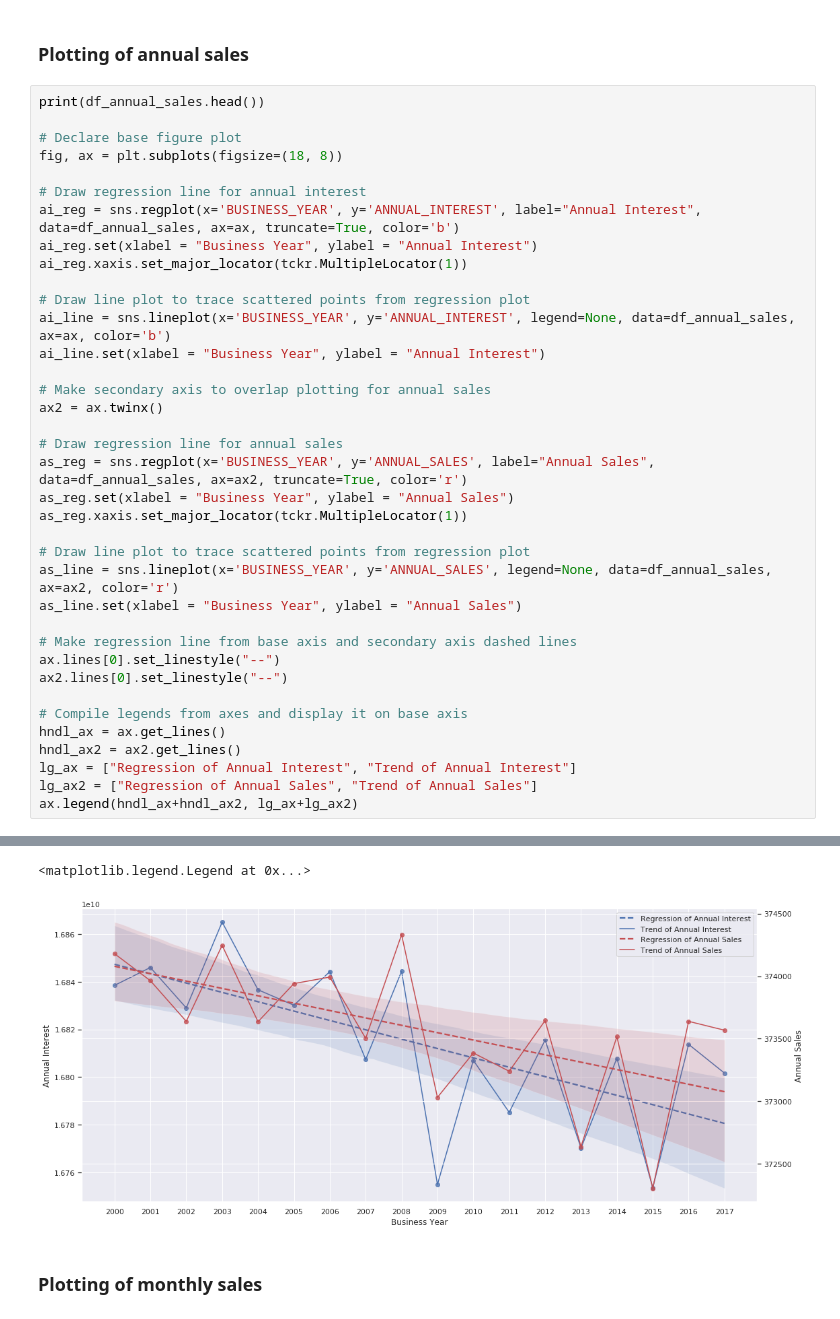
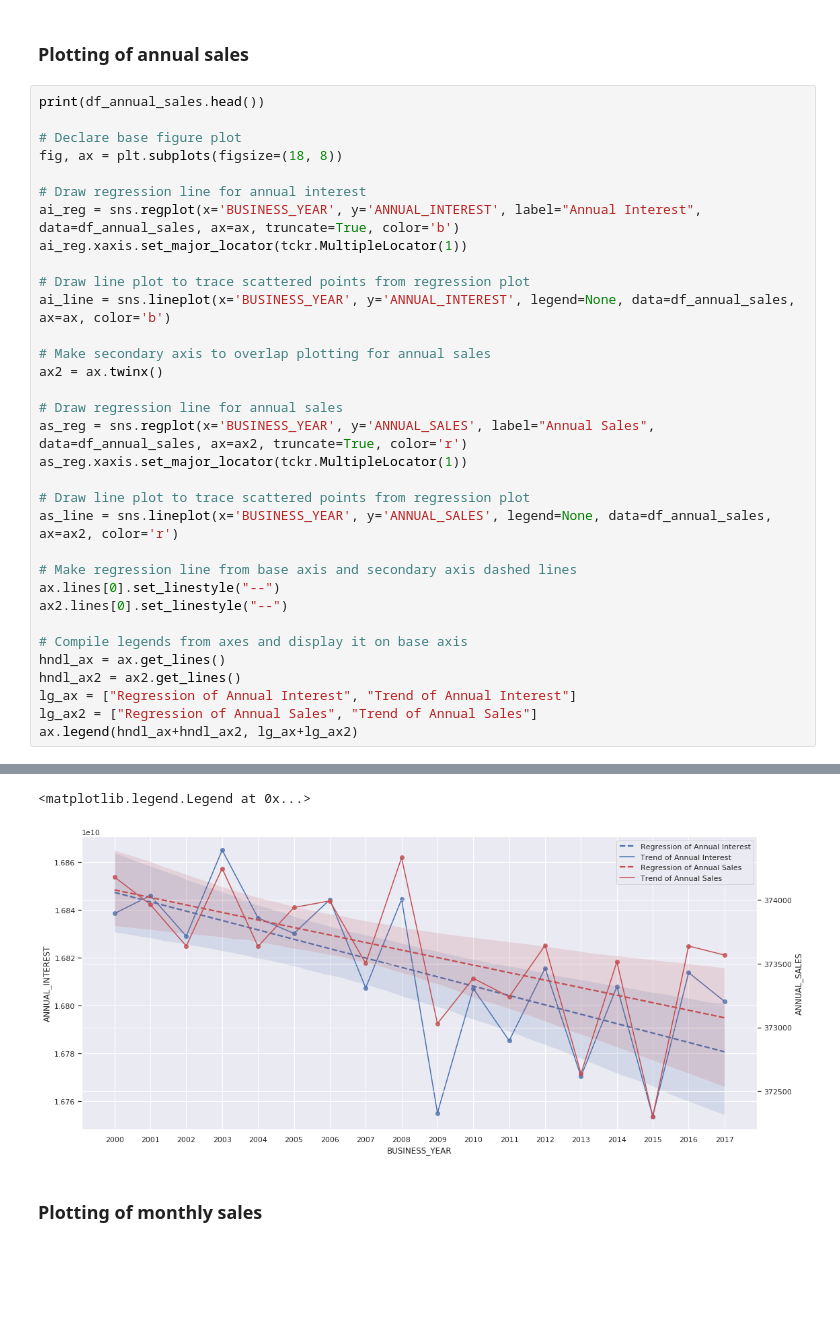
Before and after one commit to pupupulp/tensorflow-accounts-analysis, a Jupyter notebook: Sales History Implementation.ipynb, the cells around one changed output, grey strips where cells are left out. Drawn from its saved outputs; the diff is of its cells as text; blank space fills up the shorter version.

```diff
--- a/Sales History Implementation.ipynb
+++ b/Sales History Implementation.ipynb
@@ -37,44 +37,40 @@ fig, ax = plt.subplots(figsize=(18, 8))
 
 # Draw regression line for annual interest
 ai_reg = sns.regplot(x='BUSINESS_YEAR', y='ANNUAL_INTEREST', label="Annual Interest", data=df_annual_sales, ax=ax, truncate=True, color='b')
-ai_reg.set(xlabel = "Business Year", ylabel = "Annual Interest")
 ai_reg.xaxis.set_major_locator(tckr.MultipleLocator(1))
 
 # Draw line plot to trace scattered points from regression plot
 ai_line = sns.lineplot(x='BUSINESS_YEAR', y='ANNUAL_INTEREST', legend=None, data=df_annual_sales, ax=ax, color='b')
-ai_line.set(xlabel = "Business Year", ylabel = "Annual Interest")
 
 # Make secondary axis to overlap plotting for annual sales
 ax2 = ax.twinx()
 
 # Draw regression line for annual sales
 as_reg = sns.regplot(x='BUSINESS_YEAR', y='ANNUAL_SALES', label="Annual Sales", data=df_annual_sales, ax=ax2, truncate=True, color='r')
-as_reg.set(xlabel = "Business Year", ylabel = "Annual Sales")
 as_reg.xaxis.set_major_locator(tckr.MultipleLocator(1))
 
 # Draw line plot to trace scattered points from regression plot
 as_line = sns.lineplot(x='BUSINESS_YEAR', y='ANNUAL_SALES', legend=None, data=df_annual_sales, ax=ax2, color='r')
-as_line.set(xlabel = "Business Year", ylabel = "Annual Sales")
 
 # Make regression line from base axis and secondary axis dashed lines
 ax.lines[0].set_linestyle("--")
 ax2.lines[0].set_linestyle("--")
 
 # Compile legends from axes and display it on base axis
 hndl_ax = ax.get_lines()
 hndl_ax2 = ax2.get_lines()
 lg_ax = ["Regression of Annual Interest", "Trend of Annual Interest"]
 lg_ax2 = ["Regression of Annual Sales", "Trend of Annual Sales"]
 ax.legend(hndl_ax+hndl_ax2, lg_ax+lg_ax2)
 # %% [output]
    BUSINESS_YEAR  ANNUAL_SALES  ANNUAL_INTEREST
 0           2000        374180     1.683847e+10
 1           2001        373964     1.684598e+10
 2           2002        373639     1.682903e+10
 3           2003        374247     1.686503e+10
 4           2004        373636     1.683663e+10
 <matplotlib.legend.Legend at 0x...>
-[figure, old version]
+[figure, new version]
 # %% [markdown]
 ### Plotting of monthly sales
 # %%
```
Also changed, not shown: parts of 1 cell of this notebook.
